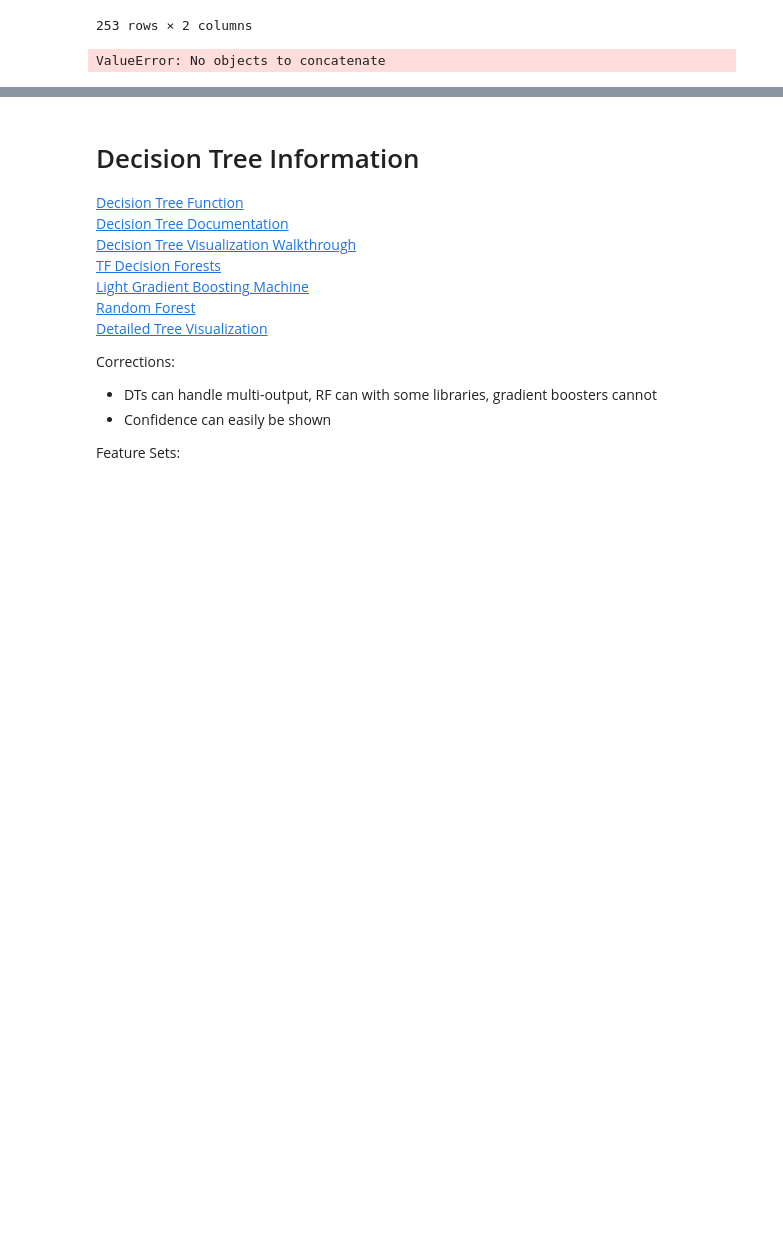
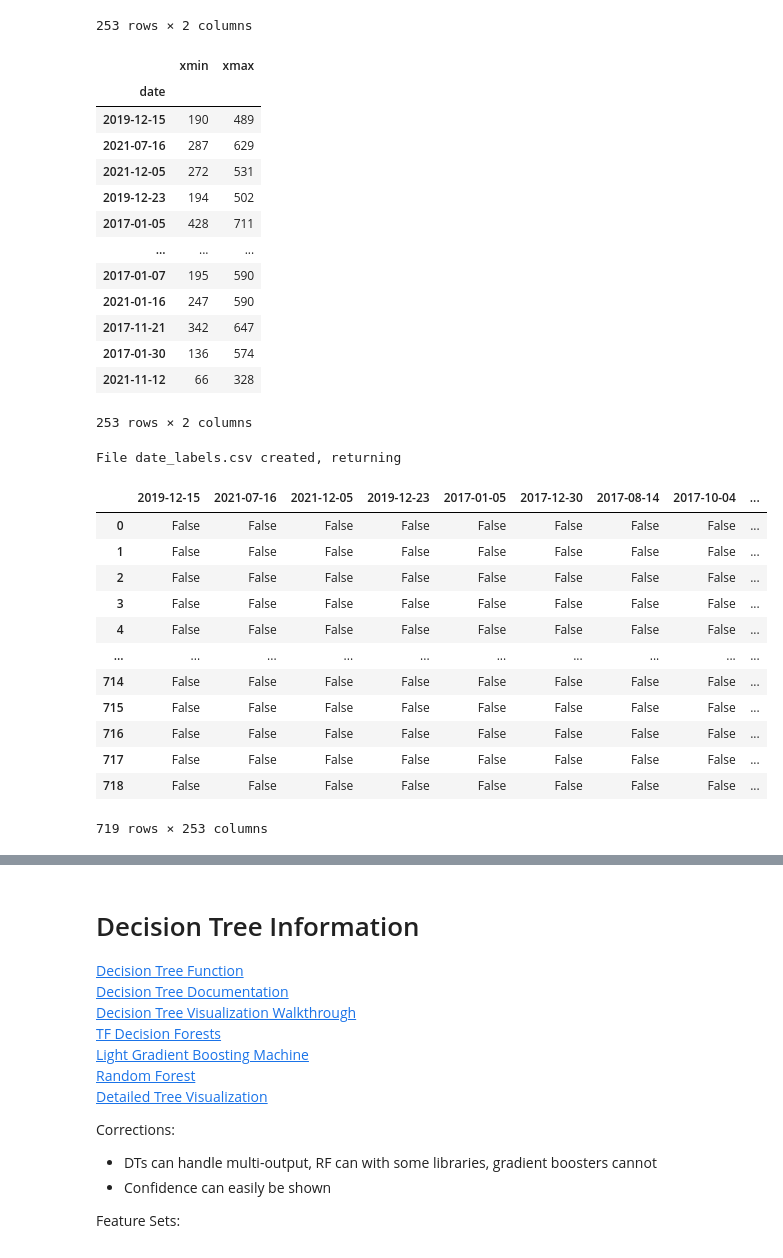
Before and after one commit to ncallahanml/sine_wave_regression, a Jupyter notebook: FeatureAnalysis.ipynb, the cells around one changed output, grey strips where cells are left out. Cells and saved outputs as stored; diff of their text form; code cells hidden in the pictures; blank space fills up the shorter version.

```diff
--- a/FeatureAnalysis.ipynb
+++ b/FeatureAnalysis.ipynb
@@ -110,11 +322,20 @@ def preprocess_tf_csv(src_path='tflabels.csv', img_width=719, dest_path='date_la
 def window_label(arr, window_size=240, offset=10):
     labels = list()
     for i in range(0, len(arr) - window_size, offset):
-        if np.count_nonzero(arr[i,i+window_size]) <= 0:
+        if np.count_nonzero(arr[i:i+window_size]) <= 0:
             labels.append(True)
         else:
             labels.append(False)
     return np.array(labels)
+
+# def window_label(arr, window_size=240, offset=10):
+#     labels = list()
+#     for i in range(0, 480, offset):
+#         if np.count_nonzero(arr[i:i+window_size]) <= 0:
+#             labels.append(True)
+#         else:
+#             labels.append(False)
+#     return np.array(labels)
 
 def concat_yolo_truth_values(truth_dir='sample_yolo_labels/', data_dir='analyzed_edges/', target_col='lstid_truth'):
     truth_df = preprocess_yolo_dir(truth_dir)
@@ -122,7 +343,7 @@ def concat_yolo_truth_values(truth_dir='sample_yolo_labels/', data_dir='analyzed
     df_list = list()
     for file in files[:10]:
         full_path = os.path.join(data_dir, file)
-        date = file.replace('.csv','')
+        date = file.replace('.csv','').split('_')[-1]
         temp_df = read_analyzed_edge(full_path)
         temp_df['date'] = date
         temp_df[target_col] = window_label(truth_df[date])
@@ -136,38 +357,89 @@ def reduce_input_dim(Xy, target_col='lstid_truth'):
     row = dict()
     row['maxcov_per'] = np.count_nonzero(Xy['maxcov'] < .2)
     row['maxcov_avg'] = Xy['maxcov'].loc[Xy['maxcov'] < 1].mean()
 
     row['amp_per'] = np.count_nonzero(X['amp'] < 20)
     row['amp_avg'] = Xy['amp'].loc[Xy['amp'] < 100].mean()
 
     row['period_per'] = np.count_nonzero(Xy['period'] > 3)
     row['period_avg'] = Xy['period'].loc[Xy['period'] < 20].mean()
 
     row[target_col] = Xy[target_col].sum()
     Xy = pd.DataFrame(row)
     return Xy
 
+
 def concat_tf_truth_values(csv_path='', data_dir='analyzed_edges/', target_col='lstid_truth', dim=2):
     truth_df = preprocess_tf_csv(src_path=csv_path)
-    files = [file for file in os.listdir(data_dir) if file.startswith('edge_analysis') and file.endswith('.csv')]
+    display(truth_df)
+    files = [file for file in sorted(os.listdir(data_dir)) if file.startswith('edge_analysis') and file.endswith('.csv')]
     df_list = list()
-    for file in files[:10]:
+    for file in files:
         full_path = os.path.join(data_dir, file)
-        date = file.replace('.csv','')
-        temp_df = read_analyzed_edge(full_path)
+        date = file.replace('.csv','').split('_')[-1]
+        if date not in truth_df:
+            print(date, 'Unavailable')
+            continue
+        try:
+            temp_df = read_analyzed_edge(full_path)
+        except FileNotFoundError:
+            print(full_path, 'File Not Found')
+            continue
+        if temp_df.shape[0] != 48:
+            print(f'Error: shape of {temp_df.shape[0]} at date {date}')
+            continue
+
         temp_df['date'] = date
-        temp_df[target_col] = window_label(truth_df[date])
+        input_arr = truth_df[date]
+        print('%%%%&&&&', truth_df.shape[0])
+        print('%%%%&&&&', len(input_arr))
+
+        try:
+            temp_df[target_col] = window_label(input_arr)
+        except ValueError:
+            arr = window_label(input_arr)
+            temp_df[target_col] = arr[:-2]
+            raise NotImplementedError
         temp_df.set_index('date', inplace=True)
         temp_df.index = pd.to_datetime(temp_df.index)
-        if dim == 1:
+        if dim == 1: #untested
+            raise NotImplementedError
             df_list.append(reduce_input_dim(temp_df, target_col=target_col))
         elif dim==2:
             df_list.append(temp_df)
+
     Xy = pd.concat(df_list, axis=0)
     return Xy.loc[:,Xy.columns != target_col], Xy.loc[:,Xy.columns == target_col]
 
-X, y = concat_tf_truth_values()
+X, y = concat_tf_truth_values(csv_path='tflabels.csv')
 print(X.shape)
 print(y.shape)
 # %% [output]
+|  | xmin | xmax |
+| date |  |  |
+| 2019-12-15 | 190 | 489 |
+| 2021-07-16 | 287 | 629 |
+| 2021-12-05 | 272 | 531 |
+| 2019-12-23 | 194 | 502 |
+| 2017-01-05 | 428 | 711 |
+| ... | ... | ... |
+| 2017-01-07 | 195 | 590 |
+| 2021-01-16 | 247 | 590 |
+| 2017-11-21 | 342 | 647 |
+| 2017-01-30 | 136 | 574 |
+| 2021-11-12 | 66 | 328 |
-ValueError: No objects to concatenate
+253 rows × 2 columns
+File date_labels.csv created, returning
+|  | 2019-12-15 | 2021-07-16 | 2021-12-05 | 2019-12-23 | 2017-01-05 | 2017-12-30 | 2017-08-14 | 2017-10-04 | ... |
+| 0 | False | False | False | False | False | False | False | False | ... |
+| 1 | False | False | False | False | False | False | False | False | ... |
+| 2 | False | False | False | False | False | False | False | False | ... |
+| 3 | False | False | False | False | False | False | False | False | ... |
+| 4 | False | False | False | False | False | False | False | False | ... |
+| ... | ... | ... | ... | ... | ... | ... | ... | ... | ... |
+| 714 | False | False | False | False | False | False | False | False | ... |
+| 715 | False | False | False | False | False | False | False | False | ... |
+| 716 | False | False | False | False | False | False | False | False | ... |
+| 717 | False | False | False | False | False | False | False | False | ... |
+| 718 | False | False | False | False | False | False | False | False | ... |
+719 rows × 253 columns
```
Also changed, not shown: parts of 9 cells of this notebook, 7 other files.
